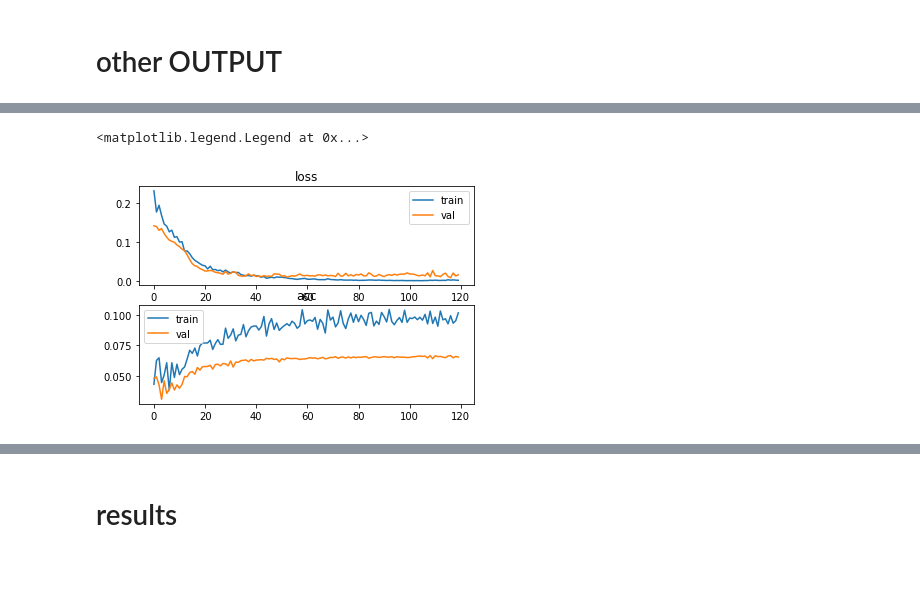
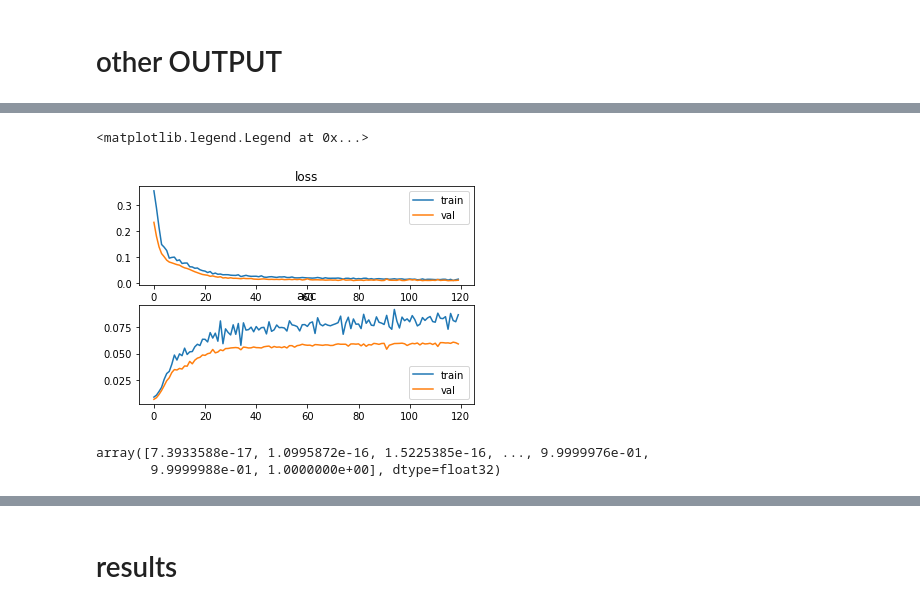
Before and after one commit to Eclair600/ultrasound-nerve-segmentation, a Jupyter notebook: notebook_test.ipynb, the cells around one changed output, grey strips where cells are left out. Cells and saved outputs as stored; diff of their text form; code cells hidden in the pictures; blank space fills up the shorter version.

```diff
--- a/notebook_test.ipynb
+++ b/notebook_test.ipynb
@@ -383,18 +389,26 @@ from keras.layers import Reshape,Activation
 # %%
 # create data generator
+batch_size = 16
+
 datagen = ImageDataGenerator(rotation_range=25)
-it = datagen.flow(x_train, y_train,batch_size = 32)
+it = datagen.flow(x_train, y_train,batch_size = batch_size)
+#changee
+
+datagen_v = ImageDataGenerator(rotation_range=25)
+it_v = datagen_v.flow(x_val, y_val,batch_size = batch_size)
 # Specify the training configuration (optimizer, loss, metrics)
 #checkpointer = ModelCheckpoint(filepath='/weights.hdf5', verbose=1, save_best_only=True)
 mm = get_unet_ch()
 #comple
-mm.compile(optimizer=Adam(), loss=['categorical_crossentropy'],
+mm.compile(optimizer = RMSprop(lr = 1e-5), loss=['categorical_crossentropy'],
               metrics=['accuracy',dice_coef_])
 # fit model on the augmented dataset
 #250/32 =7,8 (32 batch_size)
-steps_per_epoch = len(x_train) // 32
-H = mm.fit_generator(it, validation_data = (x_val,y_val),
-                                          steps_per_epoch= steps_per_epoch,
-                                          epochs=120)
+steps_per_epoch = len(x_train) // batch_size
+steps_per_epoch_val = len(x_val) // batch_size
+H = mm.fit_generator(it, validation_data = it_v,
+                     validation_steps = steps_per_epoch_val,
+                     steps_per_epoch= steps_per_epoch,
+                     epochs=120)
 # %% [output]
 Epoch 1/120
@@ -418,16 +431,16 @@ KeyboardInterrupt:
 # %%
 plt.subplot(211)
-plt.plot(H_.history['loss'], label='train')
-plt.plot(H_.history['val_loss'], label='val')
+plt.plot(H.history['loss'], label='train')
+plt.plot(H.history['val_loss'], label='val')
 plt.title('loss')
 plt.legend()
 
 plt.subplot(212)
-plt.plot(H_.history['dice_coef_'], label='train')
-plt.plot(H_.history['val_dice_coef_'], label='val')
+plt.plot(H.history['dice_coef_'], label='train')
+plt.plot(H.history['val_dice_coef_'], label='val')
 plt.title('acc')
 plt.legend()
 # %% [output]
 <matplotlib.legend.Legend at 0x...>
-[figure, old version]
+[figure, new version]
 # %%
@@ -438,0 +453,5 @@ y_pred = model_.predict(test.reshape(1,256,256,1))
+# %%
+np.unique(y_pred)
+# %% [output]
+array([7.3933588e-17, 1.0995872e-16, 1.5225385e-16, ..., 9.9999976e-01,
+       9.9999988e-01, 1.0000000e+00], dtype=float32)
```
Also changed, not shown: parts of 20 cells of this notebook.
